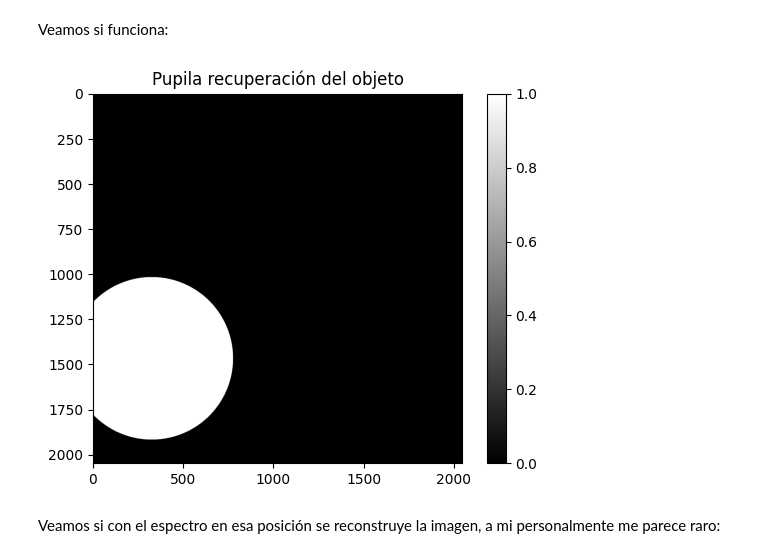
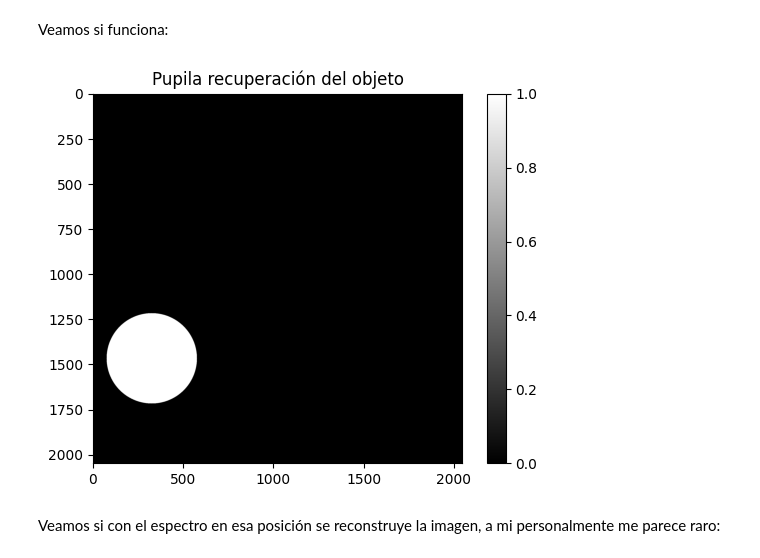
Before and after one commit to Felipe0Parra/IO, a Jupyter notebook: IO_PARCIAL.ipynb, the cells around one changed output. Cells and saved outputs as stored; diff of their text form; code cells hidden in the pictures.

```diff
--- a/IO_PARCIAL.ipynb
+++ b/IO_PARCIAL.ipynb
@@ -186,15 +186,15 @@ Veamos si funciona:
 # %%
 pupila_HOLO = np.zeros((np.shape(patron_Holo)))
 
 
-cv2.circle(pupila_HOLO, (325, 1468), 450, 1, -1)
+cv2.circle(pupila_HOLO, (325, 1468), 250, 1, -1)
 
 plt.imshow(pupila_HOLO, cmap = 'gray')
 plt.title('Pupila recuperación del objeto')
 plt.colorbar()
 plt.show()
 # %% [output]
-[figure, old version]
+[figure, new version]
 # %% [markdown]
 Veamos si con el espectro en esa posición se reconstruye la imagen, a mi personalmente me parece raro:
 # %%
```
Also changed, not shown: parts of 5 cells of this notebook.
